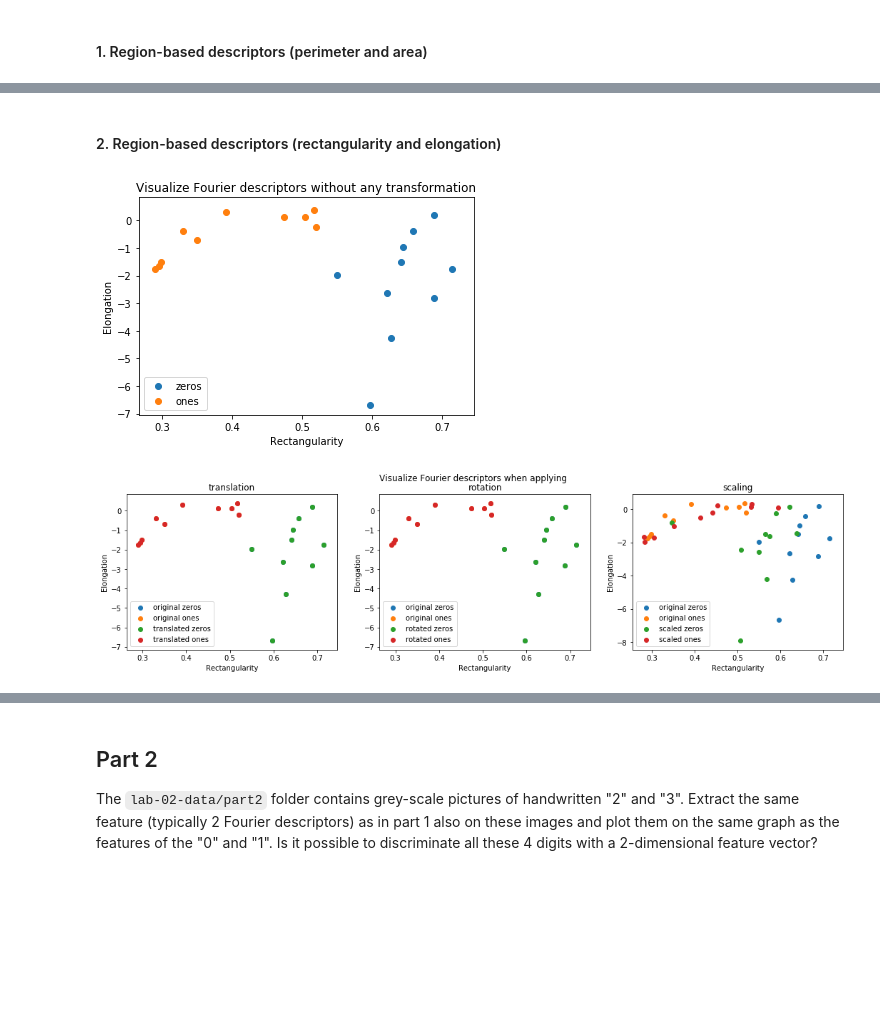
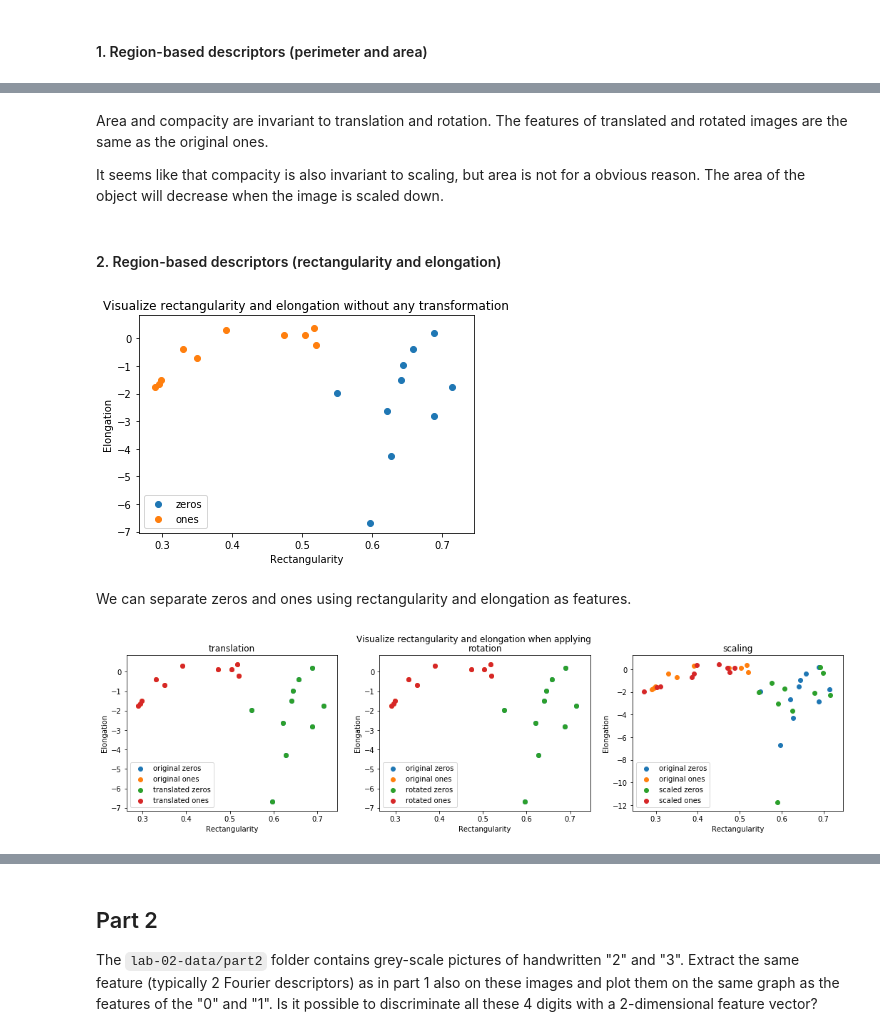
Before and after one commit to yehchunhung/iapr-2020, a Jupyter notebook: labs/lab_02_object_description_kuan.ipynb, the cells around one changed output, grey strips where cells are left out. Drawn from its saved outputs; the diff is of its cells as text; code cells hidden in the pictures; blank space fills up the shorter version.

```diff
--- a/labs/lab_02_object_description_kuan.ipynb
+++ b/labs/lab_02_object_description_kuan.ipynb
@@ -108,12 +123,12 @@ def compute_fourier_descriptors(im):
 # %%
-def plot_2d_graph_without_transform(feat_func, im_1, im_2, label_1, label_2, xlabel, ylabel):
+def plot_2d_graph_without_transform(feat_func, title, xlabel, ylabel):
     """Plot features on a 2D graph wihtout applying any transformation."""
-    zeros_feat = np.array(list(map(feat_func, im_1)))
-    ones_feat = np.array(list(map(feat_func, im_2)))
-    plt.scatter(zeros_feat[:, 0], zeros_feat[:, 1], label=label_1)
-    plt.scatter(ones_feat[:, 0], ones_feat[:, 1], label=label_2)
+    zeros_feat = np.array(list(map(feat_func, zeros_im)))
+    ones_feat = np.array(list(map(feat_func, ones_im)))
+    plt.scatter(zeros_feat[:, 0], zeros_feat[:, 1], label='zeros')
+    plt.scatter(ones_feat[:, 0], ones_feat[:, 1], label='ones')
     plt.legend(loc='best')
-    plt.title('Visualize Fourier descriptors without any transformation')
+    plt.title(title)
     plt.xlabel(xlabel)
     plt.ylabel(ylabel)
     plt.show()
@@ -269,3 +285,7 @@ plot_2d_graph_with_transformation(
+# %% [markdown]
+Area and compacity are invariant to translation and rotation. The features of translated and rotated images are the same as the original ones.
+
+It seems like that compacity is also invariant to scaling, but area is not for a obvious reason. The area of the object will decrease when the image is scaled down.
 # %% [markdown]
 #### 2. Region-based descriptors (rectangularity and elongation)
 # %%
@@ -287,23 +307,20 @@ def compute_rectangularity_elongation(im):
 # %%
 plot_2d_graph_without_transform(
     compute_rectangularity_elongation,
-    zeros_im, ones_im,
-    'zeros', 'ones',
+    'Visualize rectangularity and elongation without any transformation',
     xlabel='Rectangularity',
     ylabel='Elongation'
 )
 # %% [output]
-[figure, old version]
+[figure, new version]
-# %%
-plot_2d_graph_with_transformation(
-    compute_rectangularity_elongation,
-    zeros_im, ones_im,
-    translated_zeros_im, translated_ones_im,
-    rotated_zeros_im, rotated_ones_im,
-    scaled_zeros_im, scaled_ones_im,
-    'zeros', 'ones',
-    xlabel='Rectangularity',
-    ylabel='Elongation'
-)
-# %% [output]
-[figure, removed]
+# %% [markdown]
+We can separate zeros and ones using rectangularity and elongation as features.
+# %%
+plot_2d_graph_with_transformation(
+    compute_rectangularity_elongation,
+    'Visualize rectangularity and elongation when applying',
+    xlabel='Rectangularity',
+    ylabel='Elongation'
+)
+# %% [output]
+[figure, added]
```
Also changed, not shown: parts of 40 cells of this notebook.
